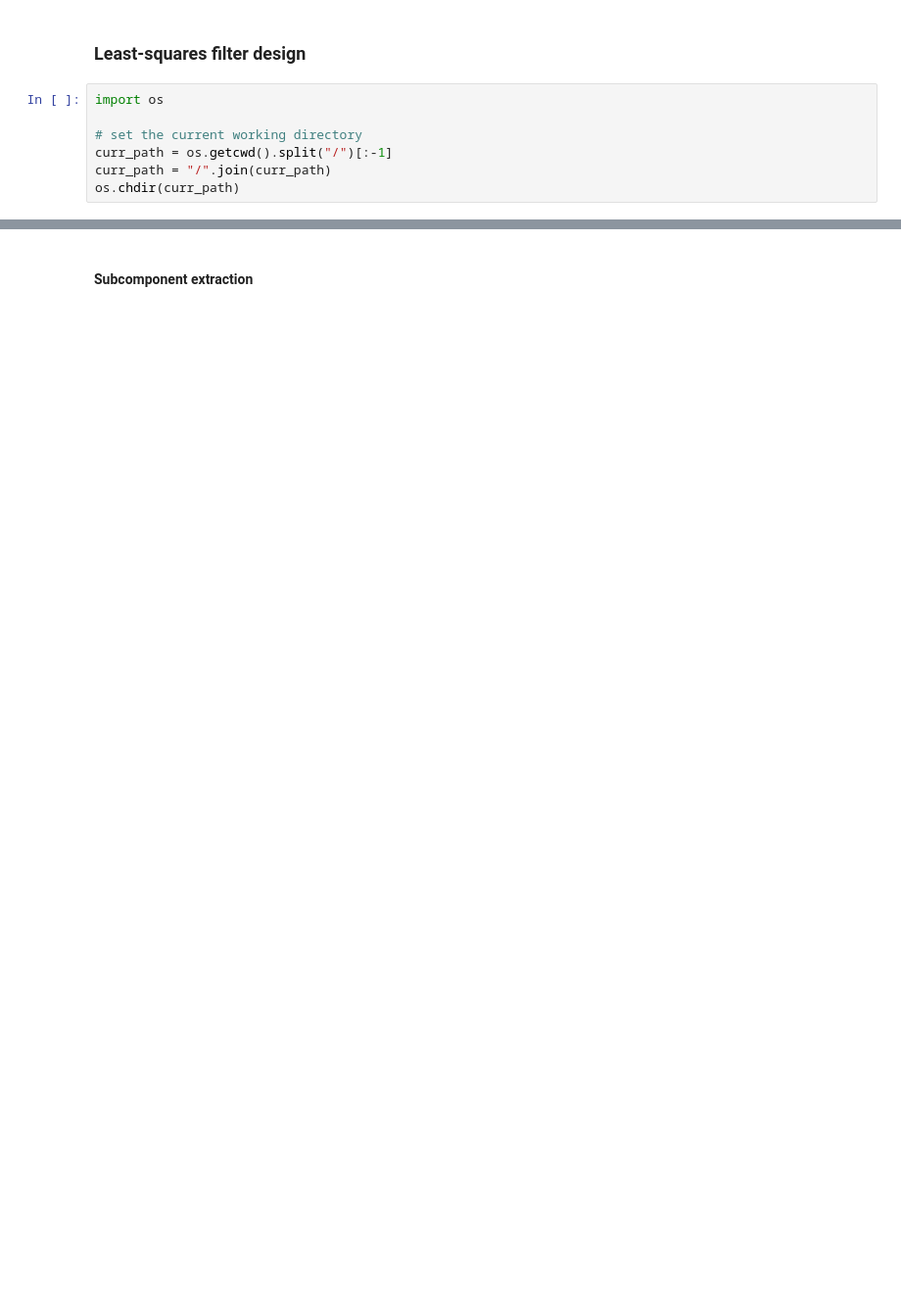
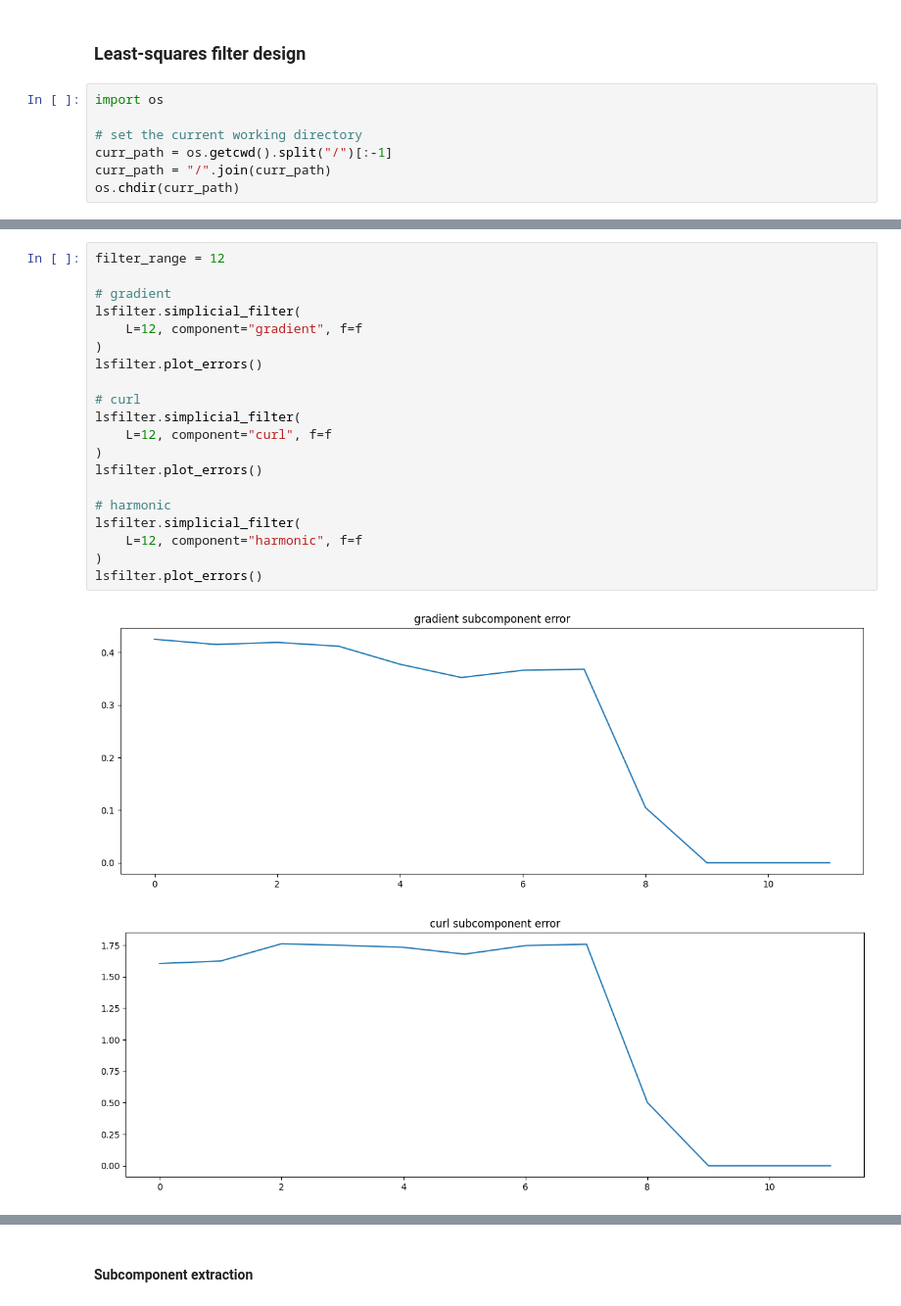
Before and after one commit to irtazahashmi/pytspl, a Jupyter notebook: notebooks/ls_filter_design.ipynb, the cells around one changed output, grey strips where cells are left out. Shown at 98% size. Saved outputs shown, nothing was run; the diff lists cells and outputs as text; blank space fills up the shorter version.

```diff
--- a/notebooks/ls_filter_design.ipynb
+++ b/notebooks/ls_filter_design.ipynb
@@ -108 +80,24 @@ error [0.42504829 0.41523367 0.41904809 0.4118319 ]
 [figure]
+# %%
+filter_range = 12
+
+# gradient
+lsfilter.simplicial_filter(
+    L=12, component="gradient", f=f
+)
+lsfilter.plot_errors()
+
+# curl
+lsfilter.simplicial_filter(
+    L=12, component="curl", f=f
+)
+lsfilter.plot_errors()
+
+# harmonic
+lsfilter.simplicial_filter(
+    L=12, component="harmonic", f=f
+)
+lsfilter.plot_errors()
+# %% [output]
+[figure, added]
+[figure, added]
```
Also changed, not shown: parts of 10 cells of this notebook, 12 other files.
